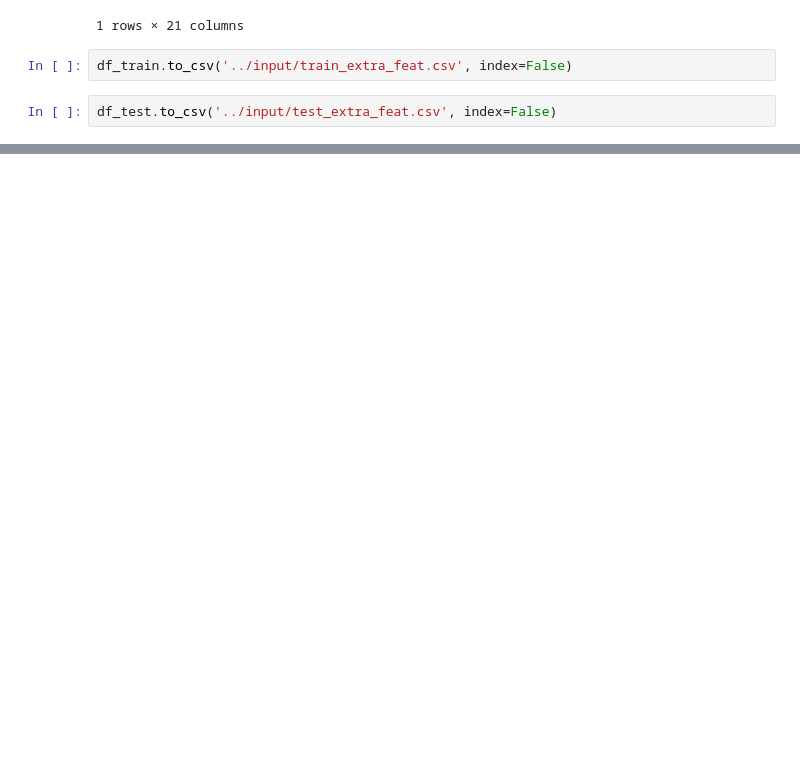
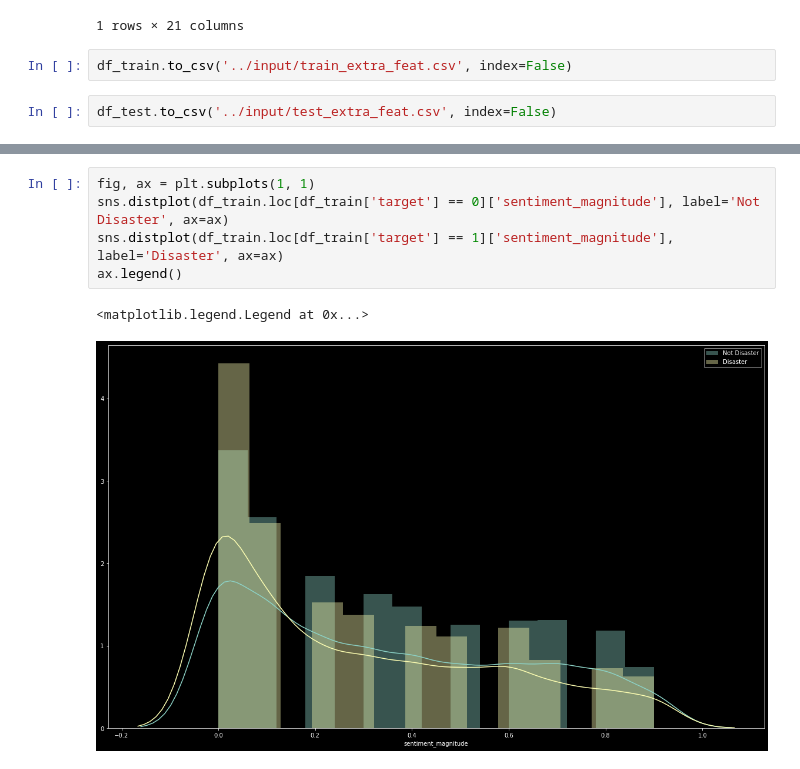
Before and after one commit to giorgiomondauto/Kaggle_NLP, a Jupyter notebook: notebooks/EDA.ipynb, the cells around one changed output, grey strips where cells are left out. Saved outputs shown, nothing was run; the diff lists cells and outputs as text; blank space fills up the shorter version.

```diff
--- a/notebooks/EDA.ipynb
+++ b/notebooks/EDA.ipynb
@@ -936,0 +977,8 @@ df_test.to_csv('../input/test_extra_feat.csv', index=False)
+# %%
+fig, ax = plt.subplots(1, 1)
+sns.distplot(df_train.loc[df_train['target'] == 0]['sentiment_magnitude'], label='Not Disaster', ax=ax)
+sns.distplot(df_train.loc[df_train['target'] == 1]['sentiment_magnitude'], label='Disaster', ax=ax)
+ax.legend()
+# %% [output]
+<matplotlib.legend.Legend at 0x...>
+[figure, added]
```
Also changed, not shown: parts of 6 cells of this notebook, 4 other files.
